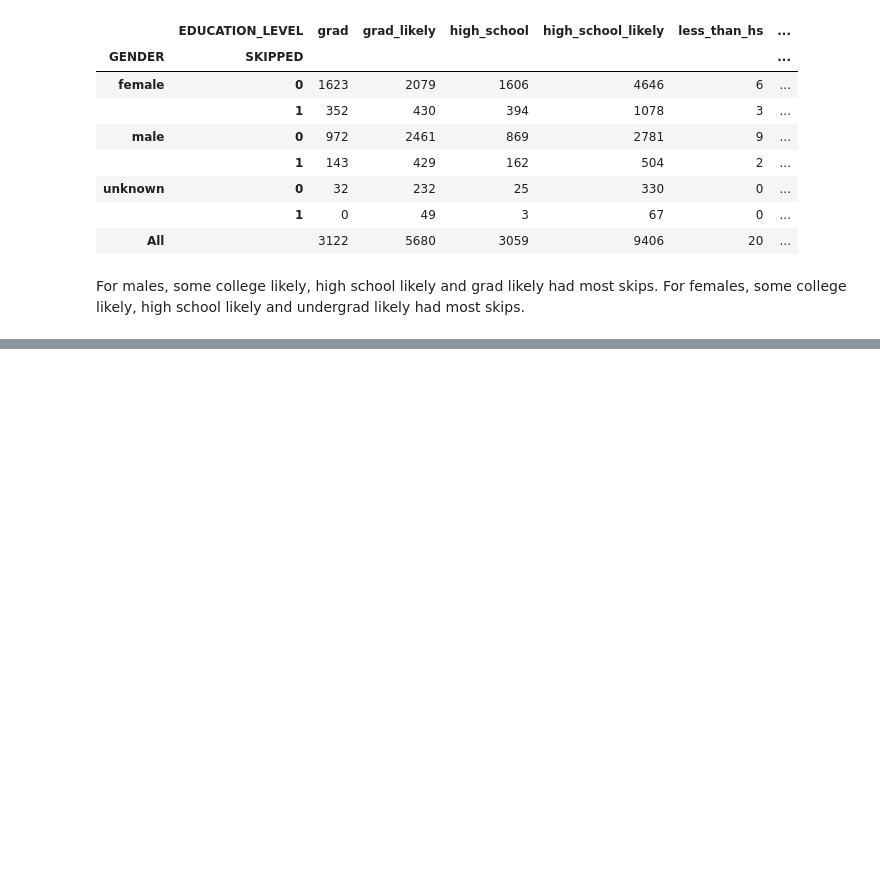
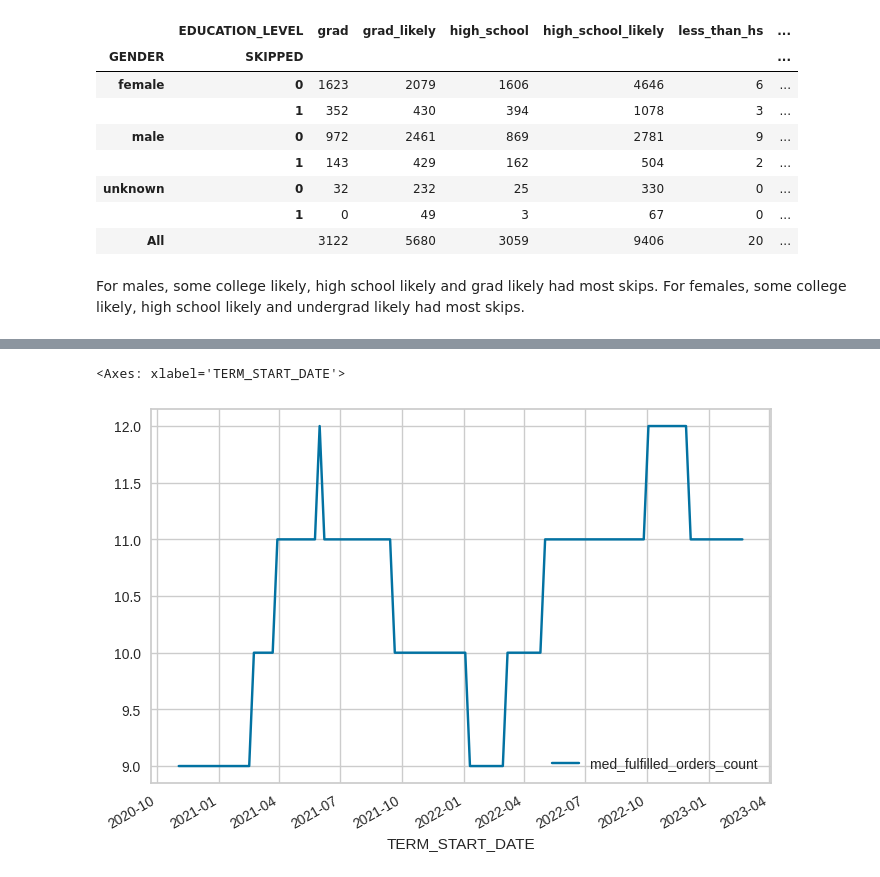
Before and after one commit to mindyng/Take-Homes, a Jupyter notebook: tovala-lead-ba-take-home-challenge.ipynb, the cells around one changed output, grey strips where cells are left out. Drawn from its saved outputs; the diff is of its cells as text; code cells hidden in the pictures; blank space fills up the shorter version.

```diff
--- a/tovala-lead-ba-take-home-challenge.ipynb
+++ b/tovala-lead-ba-take-home-challenge.ipynb
@@ -932,0 +1064,11 @@ For females, some college likely, high school likely and undergrad likely had mo
+# %%
+# Average Running Total Orders Fulfilled over Time
+query = """
+select term_start_date
+, median(running_total_fulfilled_order_count) as med_fulfilled_orders_count
+from no_outliers
+group by 1
+order by 1
+"""
+med_fulfilled_orders = duckdb.query(query).df()
+med_fulfilled_orders.head(20)
@@ -932,0 +1093,5 @@ For females, some college likely, high school likely and undergrad likely had mo
+# %%
+med_fulfilled_orders.plot.line(x='TERM_START_DATE', y='med_fulfilled_orders_count')
+# %% [output]
+<Axes: xlabel='TERM_START_DATE'>
+[figure, added]
```
Also changed, not shown: parts of 28 cells of this notebook.
